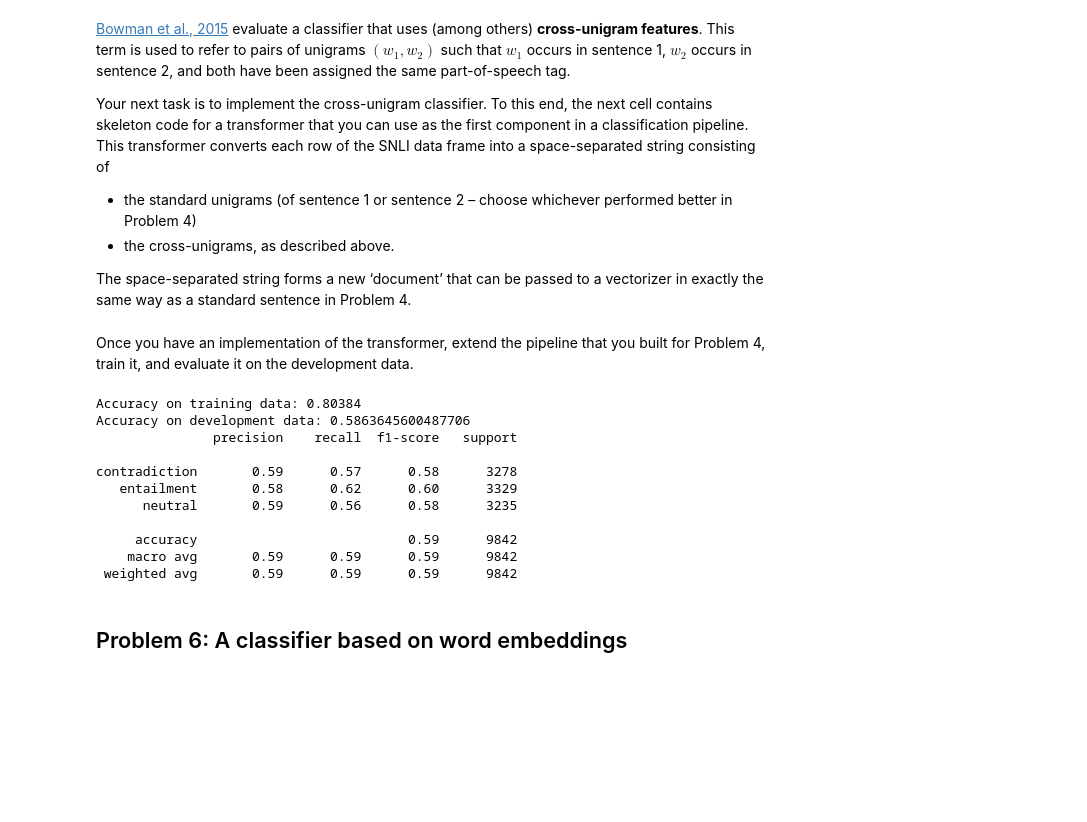
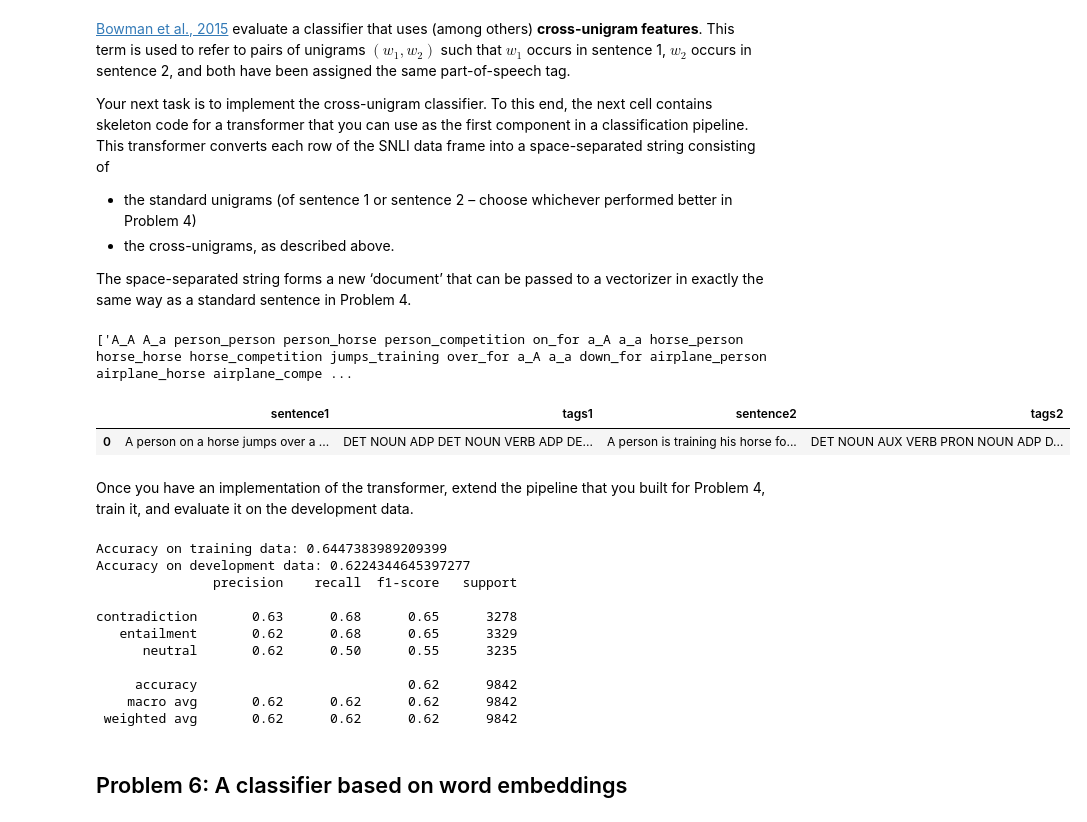
Before and after one commit to Noufal21/text-mining, a Jupyter notebook: l4/TM_L4.ipynb, the cells around one changed output. Saved outputs shown, nothing was run; the diff lists cells and outputs as text; code cells hidden in the pictures; blank space fills up the shorter version.

```diff
--- a/l4/TM_L4.ipynb
+++ b/l4/TM_L4.ipynb
@@ -226,7 +216,7 @@ For detailed information about the corpus, refer to [Bowman et al. (2015)](https
 import bz2
 import pandas as pd
 
-final_evaluation = False    # TODO: Set to True for the final evaluation!
+final_evaluation = True    # TODO: Set to True for the final evaluation!
 
 with bz2.open('/content/l4/train.jsonl.bz2', 'rt') as source:
     if final_evaluation:
@@ -378,35 +373,42 @@ class CrossUnigramsTransformer(BaseEstimator, TransformerMixin):
 
     def transform(self, X):
         return [self._transform(row) for row in X.itertuples()]
+# %%
+traindata = df_train.drop(['gold_label'],axis=1)
+dev_data = df_dev.drop(['gold_label'],axis=1)
+print(CrossUnigramsTransformer().transform(traindata[0:1]))
+# %% [output]
+['A_A A_a person_person person_horse person_competition on_for a_A a_a horse_person horse_horse horse_competition jumps_training over_for a_A a_a down_for airplane_person airplane_horse airplane_compe ...
+# %%
+traindata[0:1]
+# %% [output]
+|  | sentence1 | tags1 | sentence2 | tags2 |
+| 0 | A person on a horse jumps over a ... | DET NOUN ADP DET NOUN VERB ADP DE... | A person is training his horse fo... | DET NOUN AUX VERB PRON NOUN ADP D... |
 # %% [markdown]
 Once you have an implementation of the transformer, extend the pipeline that you built for Problem&nbsp;4, train it, and evaluate it on the development data.
 # %%
 # TODO: Enter code here to implement the cross-unigrams classifier. Print the classification report.
 traindata = df_train.drop(['gold_label'],axis=1)
-
-
 dev_data = df_dev.drop(['gold_label'],axis=1)
-
-
 
 cu_pipeline = Pipeline(steps=[('transf', CrossUnigramsTransformer()),('vectorizer', CountVectorizer()), ('lr', LogisticRegression())])
 cu_model = cu_pipeline.fit(traindata, df_train['gold_label'])
 print("Accuracy on training data:",cu_model.score(traindata,df_train['gold_label']))
 print("Accuracy on development data:",cu_model.score(dev_data,df_dev['gold_label']))
-pred1 = cu_model.predict(dev_data)
-print(classification_report(df_dev['gold_label'],pred1))
+pred5_1 = cu_model.predict(dev_data)
+print(classification_report(df_dev['gold_label'],pred5_1))
 # %% [output]
-Accuracy on training data: 0.80384
-Accuracy on development data: 0.5863645600487706
+Accuracy on training data: 0.6447383989209399
+Accuracy on development data: 0.6224344645397277
                precision    recall  f1-score   support
 
-contradiction       0.59      0.57      0.58      3278
-   entailment       0.58      0.62      0.60      3329
-      neutral       0.59      0.56      0.58      3235
+contradiction       0.63      0.68      0.65      3278
+   entailment       0.62      0.68      0.65      3329
+      neutral       0.62      0.50      0.55      3235
 
-     accuracy                           0.59      9842
-    macro avg       0.59      0.59      0.59      9842
- weighted avg       0.59      0.59      0.59      9842
+     accuracy                           0.62      9842
+    macro avg       0.62      0.62      0.62      9842
+ weighted avg       0.62      0.62      0.62      9842
 # %% [markdown]
 ## Problem 6: A classifier based on word embeddings
 # %% [markdown]
```
Also changed, not shown: parts of 35 cells of this notebook.
